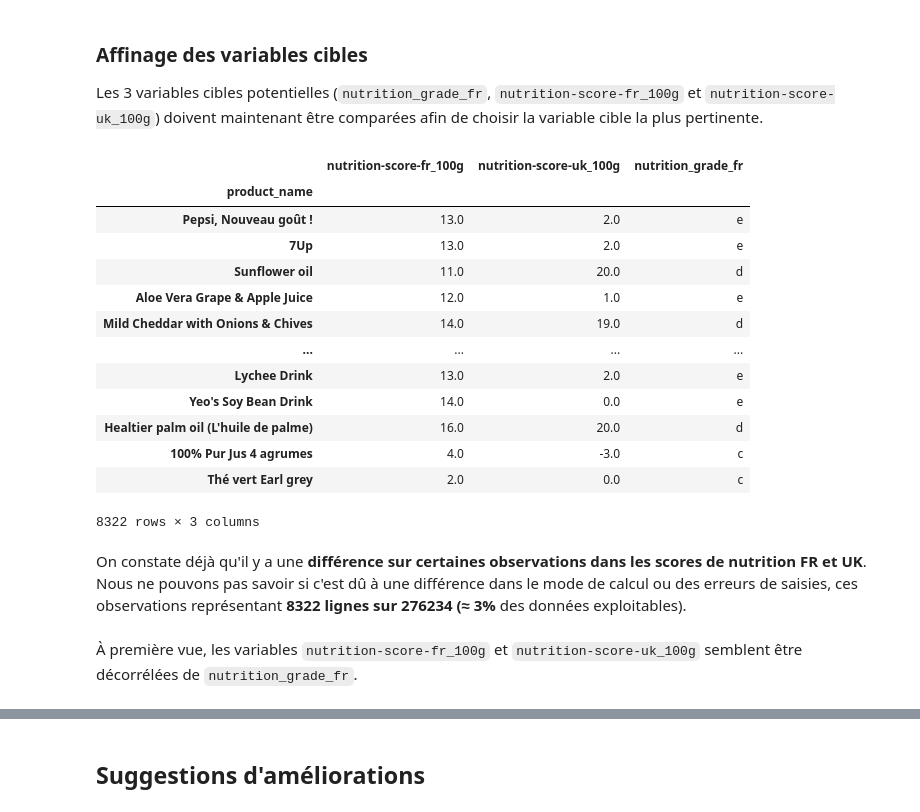
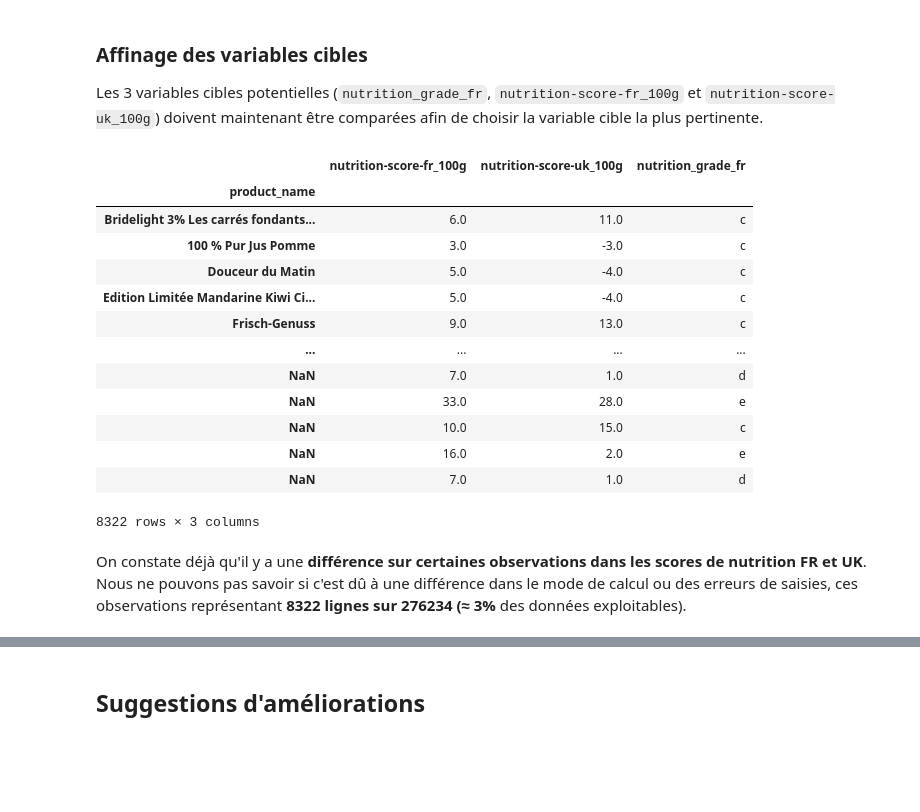
Before and after one commit to sycod/OC_projects, a Jupyter notebook: P2/P2 analyse exploratoire.ipynb, the cells around one changed output, grey strips where cells are left out. Cells and saved outputs as stored; diff of their text form; code cells hidden in the pictures; blank space fills up the shorter version.

```diff
--- a/P2/P2 analyse exploratoire.ipynb
+++ b/P2/P2 analyse exploratoire.ipynb
@@ -366,27 +432,25 @@ Les 3 variables cibles potentielles (`nutrition_grade_fr`, `nutrition-score-fr_1
 # %%
 df_temp = df.loc[
     df['nutrition-score-fr_100g'] != df['nutrition-score-uk_100g']]
 display(df_temp[['nutrition-score-fr_100g', 'nutrition-score-uk_100g',
-                     'nutrition_grade_fr']].dropna(how="all"))
+                     'nutrition_grade_fr']].dropna(how="all").sort_index(ascending=True))
 # %% [output]
 |  | nutrition-score-fr_100g | nutrition-score-uk_100g | nutrition_grade_fr |
 | product_name |  |  |  |
-| Pepsi, Nouveau goût ! | 13.0 | 2.0 | e |
-| 7Up | 13.0 | 2.0 | e |
-| Sunflower oil | 11.0 | 20.0 | d |
-| Aloe Vera Grape & Apple Juice | 12.0 | 1.0 | e |
-| Mild Cheddar with Onions & Chives | 14.0 | 19.0 | d |
+| Bridelight 3% Les carrés fondants... | 6.0 | 11.0 | c |
+| 100 % Pur Jus Pomme | 3.0 | -3.0 | c |
+| Douceur du Matin | 5.0 | -4.0 | c |
+| Edition Limitée Mandarine Kiwi Ci... | 5.0 | -4.0 | c |
+| Frisch-Genuss | 9.0 | 13.0 | c |
 | ... | ... | ... | ... |
-| Lychee Drink | 13.0 | 2.0 | e |
-| Yeo's Soy Bean Drink | 14.0 | 0.0 | e |
-| Healtier palm oil (L'huile de palme) | 16.0 | 20.0 | d |
-| 100% Pur Jus 4 agrumes | 4.0 | -3.0 | c |
-| Thé vert Earl grey | 2.0 | 0.0 | c |
+| NaN | 7.0 | 1.0 | d |
+| NaN | 33.0 | 28.0 | e |
+| NaN | 10.0 | 15.0 | c |
+| NaN | 16.0 | 2.0 | e |
+| NaN | 7.0 | 1.0 | d |
 8322 rows × 3 columns
 # %% [markdown]
 On constate déjà qu'il y a une **différence sur certaines observations dans les scores de nutrition FR et UK**.
 Nous ne pouvons pas savoir si c'est dû à une différence dans le mode de calcul ou des erreurs de saisies, ces observations représentant **8322 lignes sur 276234 (≈ 3%** des données exploitables).
 # %%
 # TODO mettre ici exemple décorrélation a priori
-# %% [markdown]
-À première vue, les variables `nutrition-score-fr_100g` et `nutrition-score-uk_100g` semblent être décorrélées de `nutrition_grade_fr`.
```
Also changed, not shown: parts of 22 cells of this notebook.
